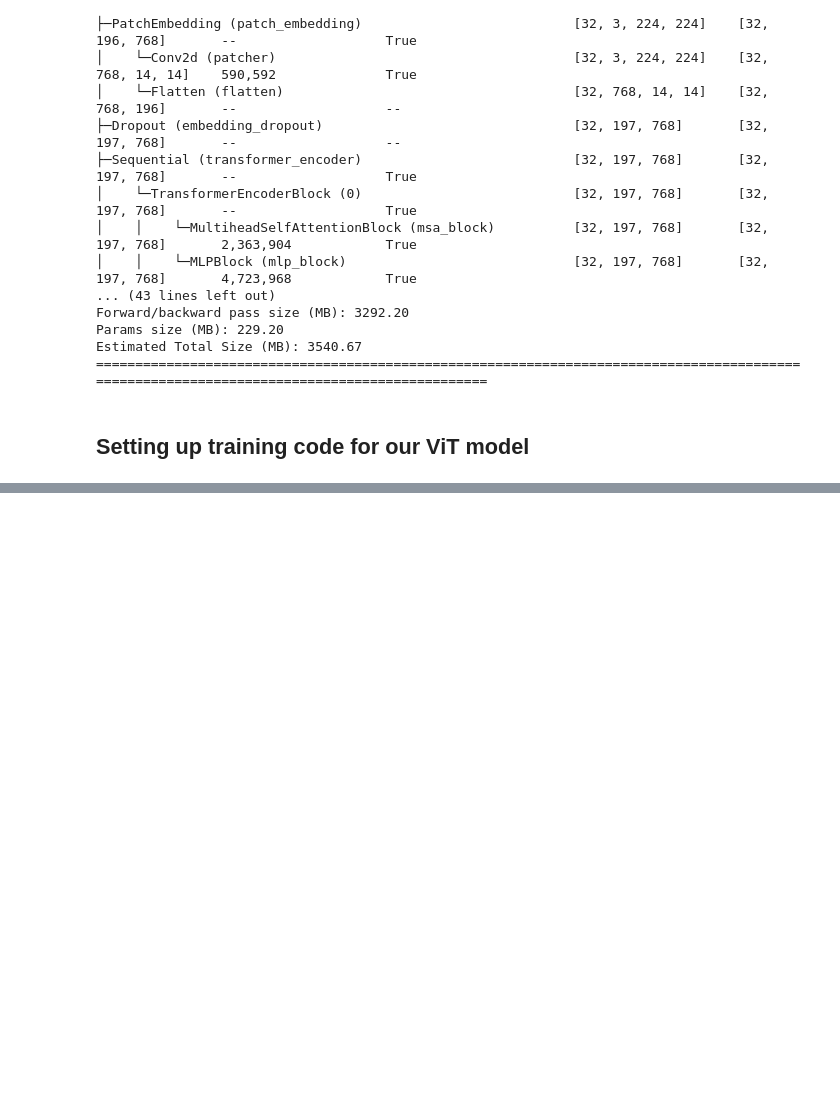
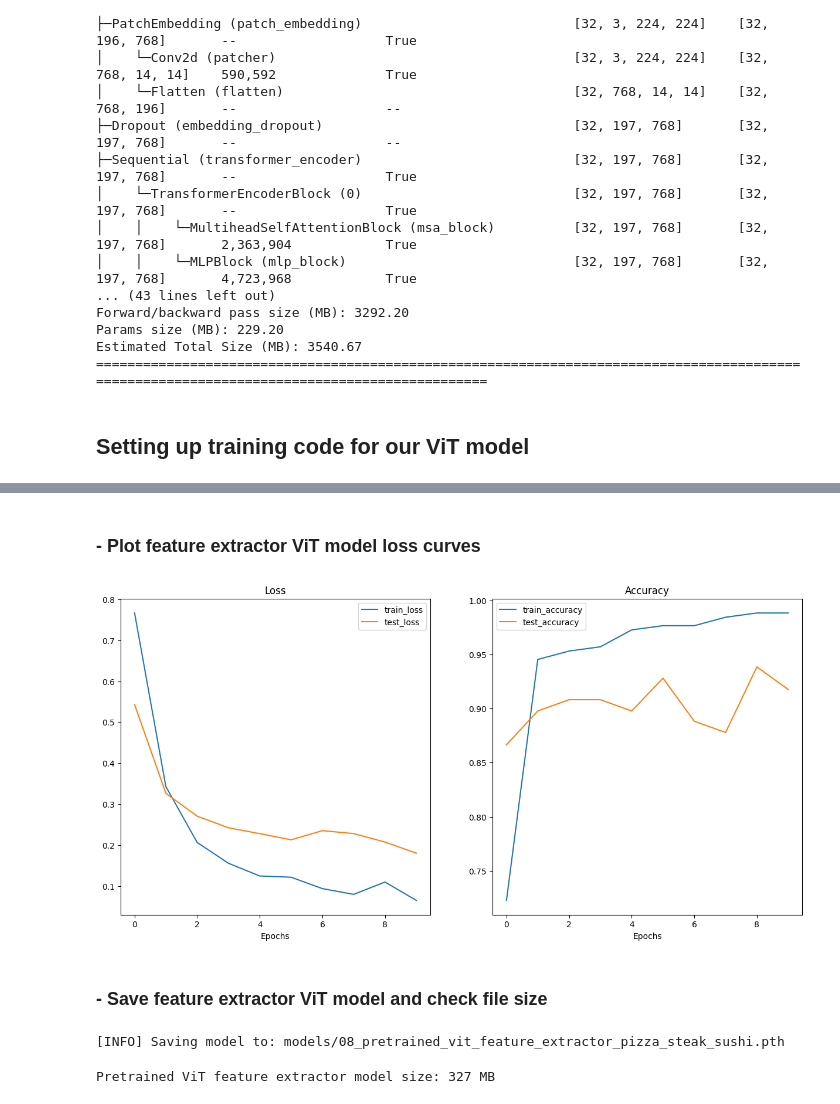
Before and after one commit to jungwoo9/zero-to-mastery-learn-pytorch-for-deep-learning, a Jupyter notebook: 08_pytorch_paper_replicating/08_pytorch_paper_replicating.ipynb, the cells around one changed output, grey strips where cells are left out. Saved outputs shown, nothing was run; the diff lists cells and outputs as text; code cells hidden in the pictures; blank space fills up the shorter version.

```diff
--- a/08_pytorch_paper_replicating/08_pytorch_paper_replicating.ipynb
+++ b/08_pytorch_paper_replicating/08_pytorch_paper_replicating.ipynb
@@ -1014,0 +1092,5 @@ Thu Jul  6 22:36:28 2023
+# %%
+# Setup train and test directory paths
+train_dir = image_path / "train"
+test_dir = image_path / "test"
+train_dir, test_dir
@@ -1014,0 +1100,4 @@ Thu Jul  6 22:36:28 2023
+# %%
+# Get automatic transforms from pretrained ViT weights
+pretrained_vit_transforms = pretrained_vit_weights.transforms()
+print(pretrained_vit_transforms)
@@ -1014,0 +1112,6 @@ Thu Jul  6 22:36:28 2023
+# %%
+# Setup dataloaders
+train_dataloader_pretrained, test_dataloader_pretrained, class_names = data_setup.create_dataloaders(train_dir=train_dir,
+                                                                                        test_dir=test_dir,
+                                                                                        transform=pretrained_vit_transforms,
+                                                                                        batch_size=32)
@@ -1014,0 +1120,17 @@ Thu Jul  6 22:36:28 2023
+# %%
+from going_modular.going_modular import engine
+
+# Create optimizer and loss funciton
+optimizer = torch.optim.Adam(params=pretrained_vit.parameters(),
+                             lr=1e-3)
+loss_fn = torch.nn.CrossEntropyLoss()
+
+# Train the classifier head of the pretrained ViT feature extractor model
+set_seeds()
+pretrained_vit_results = engine.train(model=pretrained_vit,
+                                      train_dataloader=train_dataloader_pretrained,
+                                      test_dataloader=test_dataloader_pretrained,
+                                      optimizer=optimizer,
+                                      loss_fn=loss_fn,
+                                      epochs=10,
+                                      device=device)
@@ -1014,0 +1148,28 @@ Thu Jul  6 22:36:28 2023
+# %% [markdown]
+### - Plot feature extractor ViT model loss curves
+# %%
+# Plot the loss curves
+from helper_functions import plot_loss_curves
+
+plot_loss_curves(pretrained_vit_results)
+# %% [output]
+[figure, added]
+# %% [markdown]
+### - Save feature extractor ViT model and check file size
+# %%
+# Save the model
+from going_modular.going_modular import utils
+
+utils.save_model(model=pretrained_vit,
+                 target_dir="models",
+                 model_name="08_pretrained_vit_feature_extractor_pizza_steak_sushi.pth")
+# %% [output]
+[INFO] Saving model to: models/08_pretrained_vit_feature_extractor_pizza_steak_sushi.pth
+# %%
+from pathlib import Path
+
+# Get the model size in bytes then convert to megabytes
+pretrained_vit_model_size = Path("models/08_pretrained_vit_feature_extractor_pizza_steak_sushi.pth").stat().st_size // (1024*1024) # division converts bytes to megabytes
+print(f"Pretrained ViT feature extractor model size: {pretrained_vit_model_size} MB")
+# %% [output]
+Pretrained ViT feature extractor model size: 327 MB
```
Also changed, not shown: parts of 37 cells of this notebook.
